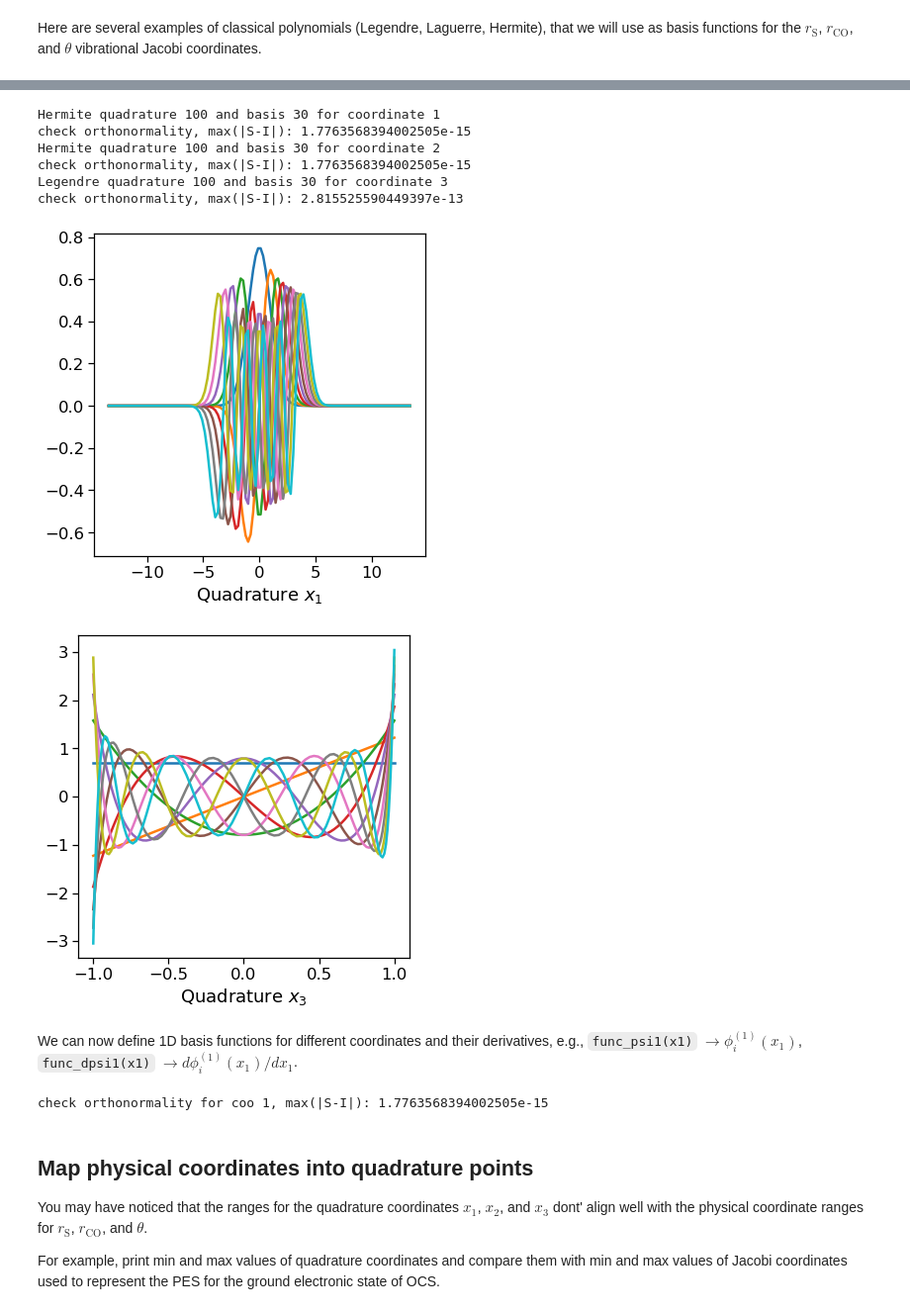
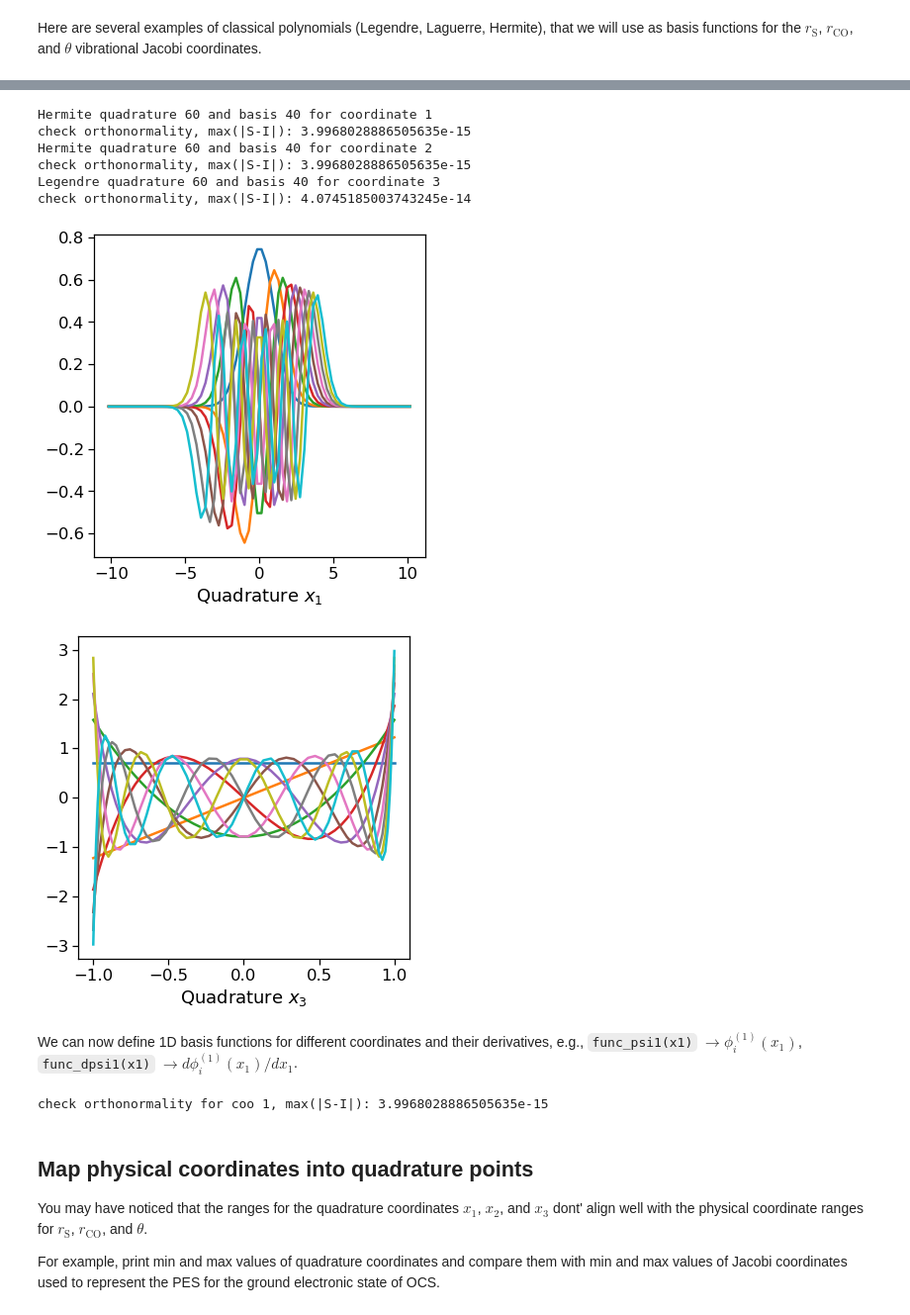
Before and after one commit to yachmena/Tutorial-OCS-vibrations, a Jupyter notebook: ocs_solutions.ipynb, the cells around one changed output, grey strips where cells are left out. Shown at 99% size. Cells and saved outputs as stored; diff of their text form; code cells hidden in the pictures.

```diff
--- a/ocs_solutions.ipynb
+++ b/ocs_solutions.ipynb
@@ -148,14 +172,14 @@ Also, for testing, compute overlap integrals:
 $$\int \phi_{i'}(x)\phi_{i}(x)dx\approx \sum_g \frac{w_g}{W(x_g)}\phi_{i'}(x_g)\phi_{i}(x_g)$$
 # %%
 # number of basis functions for different coordinates
-no_basis1 = 30
-no_basis2 = 30
-no_basis3 = 30
+no_basis1 = 40
+no_basis2 = 40
+no_basis3 = 40
 
 # number of Gaussian quadrature points for different coordinates
-no_points1 = 100
-no_points2 = 100
-no_points3 = 100
+no_points1 = 60
+no_points2 = 60
+no_points3 = 60
 
 # Hermite quadrature and functions for r_S coordinate
 print(f"Hermite quadrature {no_points1} and basis {no_basis1} for coordinate 1")
@@ -169,41 +193,41 @@ print("check orthonormality, max(|S-I|):", np.max(np.abs(ovlp - np.eye(no_basis1
 
 # Hermite quadrature and functions for r_{CO} coordinate
 print(f"Hermite quadrature {no_points2} and basis {no_basis2} for coordinate 2")
 x2, w2 = hermgauss(no_points2)
 w2 /= np.exp(-x2**2)
 psi2 = hermite(no_basis2, x2)
 
 ovlp = np.einsum("ig,jg,g->ij", psi2, psi2, w2)
 print("check orthonormality, max(|S-I|):", np.max(np.abs(ovlp - np.eye(no_basis2))))
 
 
 # Legendre quadrature/functions for theta coordinate
 print(f"Legendre quadrature {no_points3} and basis {no_basis3} for coordinate 3")
 x3, w3 = leggauss(no_points3)
 psi3 = legendre(no_basis3, x3)
 
 ovlp = np.einsum("ig,jg,g->ij", psi3, psi3, w3)
 print("check orthonormality, max(|S-I|):", np.max(np.abs(ovlp - np.eye(no_basis3))))
 
 # plot basis functions
 
 plt.plot(x1, psi1[:10].T)
 # plt.xlim([0, 100])
 plt.xlabel("Quadrature $x_1$")
 plt.show()
 
 plt.plot(x3, psi3[:10].T)
 plt.xlabel("Quadrature $x_3$")
 plt.show()
 # %% [output]
-Hermite quadrature 100 and basis 30 for coordinate 1
-check orthonormality, max(|S-I|): 1.7763568394002505e-15
-Hermite quadrature 100 and basis 30 for coordinate 2
-check orthonormality, max(|S-I|): 1.7763568394002505e-15
-Legendre quadrature 100 and basis 30 for coordinate 3
-check orthonormality, max(|S-I|): 2.815525590449397e-13
+Hermite quadrature 60 and basis 40 for coordinate 1
+check orthonormality, max(|S-I|): 3.9968028886505635e-15
+Hermite quadrature 60 and basis 40 for coordinate 2
+check orthonormality, max(|S-I|): 3.9968028886505635e-15
+Legendre quadrature 60 and basis 40 for coordinate 3
+check orthonormality, max(|S-I|): 4.0745185003743245e-14
-[figure, old version]
+[figure, new version]
-[figure, old version]
+[figure, new version]
 # %% [markdown]
 We can now define 1D basis functions for different coordinates and their derivatives,
 e.g., `func_psi1(x1)` $\rightarrow \phi_i^{(1)}(x_1)$, `func_dpsi1(x1)` $\rightarrow d\phi_i^{(1)}(x_1)/dx_1$.
@@ -220,7 +244,7 @@ func_dpsi3 = lambda x: legendre_deriv(no_basis3, x)
 ovlp = np.einsum('ig,jg,g->ij', func_psi1(x1), func_psi1(x1), w1)
 print("check orthonormality for coo 1, max(|S-I|):", np.max(np.abs(ovlp - np.eye(no_basis1))))
 # %% [output]
-check orthonormality for coo 1, max(|S-I|): 1.7763568394002505e-15
+check orthonormality for coo 1, max(|S-I|): 3.9968028886505635e-15
 # %% [markdown]
 ## Map physical coordinates into quadrature points
 
```
Also changed, not shown: parts of 10 cells of this notebook, 4 other files.
